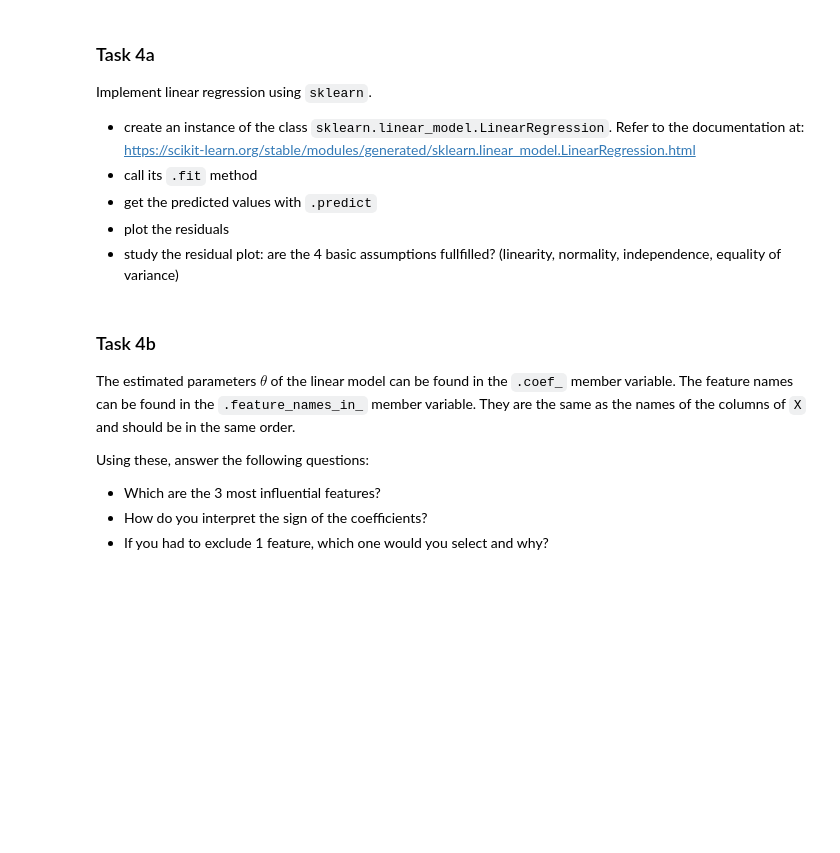
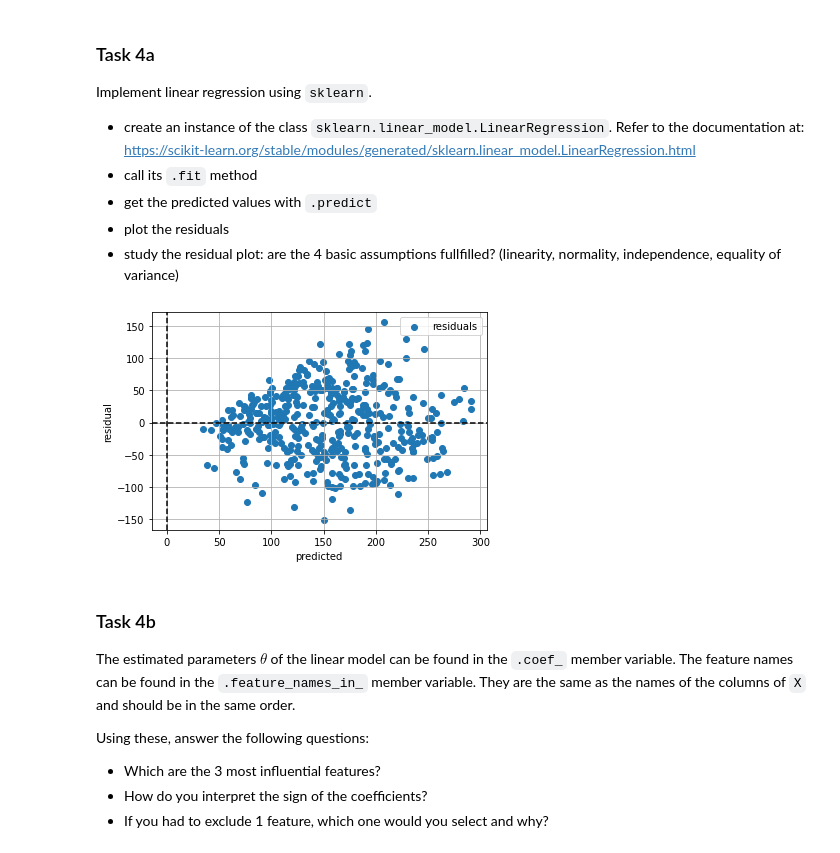
Before and after one commit to ArmandoShala/mldm_hs22, a Jupyter notebook: labs/L03_linear_regression_LAB_ASSIGNMENT.ipynb, the cells around one changed output. Drawn from its saved outputs; the diff is of its cells as text; code cells hidden in the pictures; blank space fills up the shorter version.

```diff
--- a/labs/L03_linear_regression_LAB_ASSIGNMENT.ipynb
+++ b/labs/L03_linear_regression_LAB_ASSIGNMENT.ipynb
@@ -345,6 +347,13 @@ Implement linear regression using `sklearn`.
 * study the residual plot: are the 4 basic assumptions fullfilled? (linearity, normality, independence, equality of variance)
 # %%
 from sklearn.linear_model import LinearRegression
+
+sklearn_model = LinearRegression().fit(X, y)
+y_pred = sklearn_model.predict(X)
+
+plot_residuals(y_pred, y)
+# %% [output]
+[figure, added]
 # %% [markdown]
 ### Task 4b
 
```
Also changed, not shown: parts of 3 cells of this notebook.
